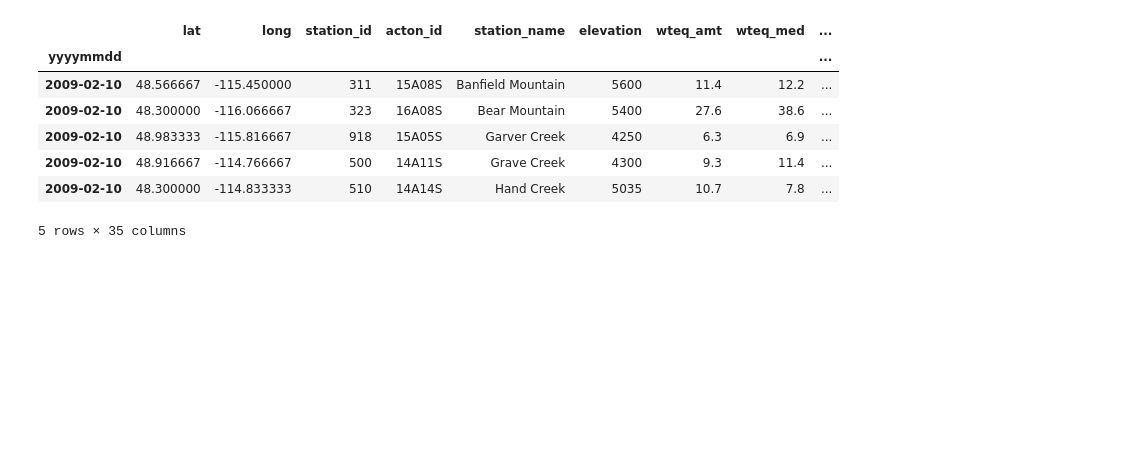
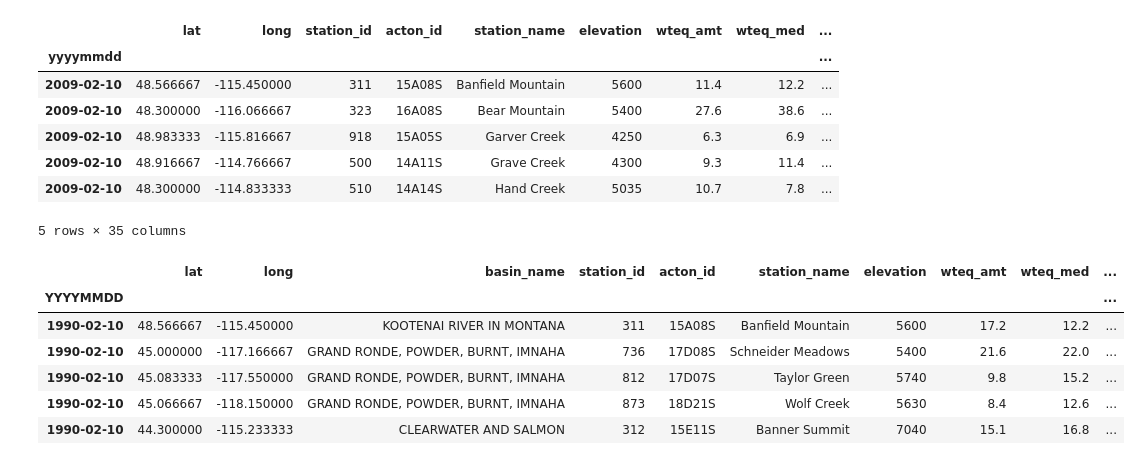
Before and after one commit to sehyeager/snotel_forecasting, a Jupyter notebook: sams_modeling_notebook.ipynb, the cells around one changed output. Saved outputs shown, nothing was run; the diff lists cells and outputs as text; code cells hidden in the pictures; blank space fills up the shorter version.

```diff
--- a/sams_modeling_notebook.ipynb
+++ b/sams_modeling_notebook.ipynb
@@ -43,0 +47,10 @@ df2.head()
+# %%
+df1.head()
+# %% [output]
+|  | lat | long | basin_name | station_id | acton_id | station_name | elevation | wteq_amt | wteq_med | ... |
+| YYYYMMDD |  |  |  |  |  |  |  |  |  | ... |
+| 1990-02-10 | 48.566667 | -115.450000 | KOOTENAI RIVER IN MONTANA | 311 | 15A08S | Banfield Mountain | 5600 | 17.2 | 12.2 | ... |
+| 1990-02-10 | 45.000000 | -117.166667 | GRAND RONDE, POWDER, BURNT, IMNAHA | 736 | 17D08S | Schneider Meadows | 5400 | 21.6 | 22.0 | ... |
+| 1990-02-10 | 45.083333 | -117.550000 | GRAND RONDE, POWDER, BURNT, IMNAHA | 812 | 17D07S | Taylor Green | 5740 | 9.8 | 15.2 | ... |
+| 1990-02-10 | 45.066667 | -118.150000 | GRAND RONDE, POWDER, BURNT, IMNAHA | 873 | 18D21S | Wolf Creek | 5630 | 8.4 | 12.6 | ... |
+| 1990-02-10 | 44.300000 | -115.233333 | CLEARWATER AND SALMON | 312 | 15E11S | Banner Summit | 7040 | 15.1 | 16.8 | ... |
```
Also changed, not shown: parts of 4 cells of this notebook.
